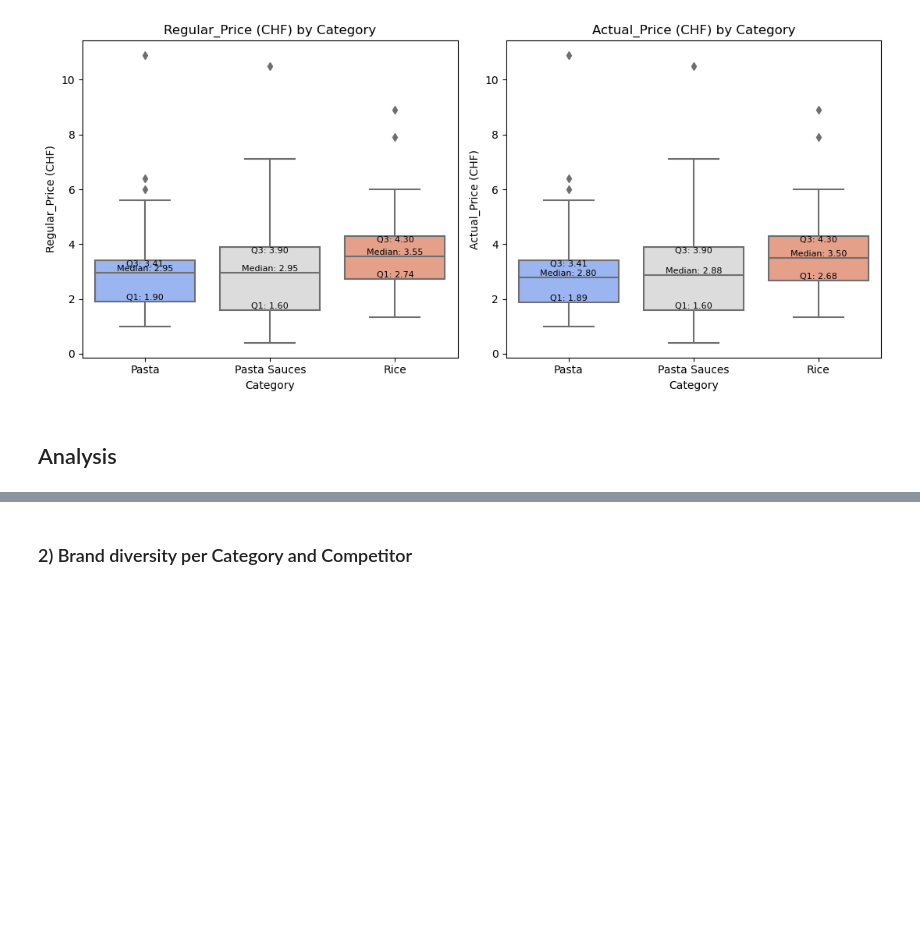
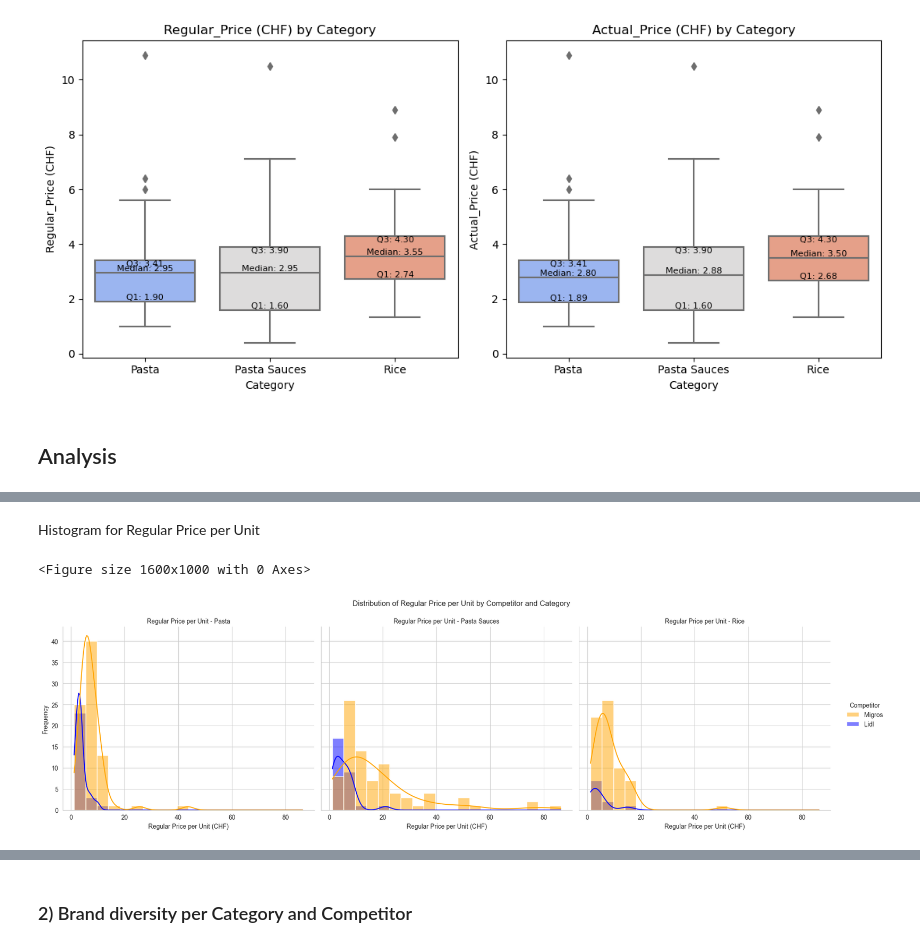
Before and after one commit to martdiazicloud/CIP_AS2024, a Jupyter notebook: Data_Analysis_Group_Work/Data_Analysis_G03.ipynb, the cells around one changed output, grey strips where cells are left out. Cells and saved outputs as stored; diff of their text form; code cells hidden in the pictures; blank space fills up the shorter version.

```diff
--- a/Data_Analysis_Group_Work/Data_Analysis_G03.ipynb
+++ b/Data_Analysis_Group_Work/Data_Analysis_G03.ipynb
@@ -135,0 +237,26 @@ plt.show()
+# %% [markdown]
+Histogram for Regular Price per Unit
+# %%
+# Set the figure size and style
+plt.figure(figsize=(16, 10))
+sns.set_style("whitegrid")
+
+# Histogram - Distribution of Regular Price per Unit by Competitor and Category
+g = sns.displot(
+    data=df,
+    x='Regular_Price/Unit',
+    hue='Competitor',
+    col='Category',
+    bins=20,
+    kde=True,
+    palette={"Migros": "orange", "Lidl": "blue"},
+    height=5,
+    aspect=1.2
+)
+g.set_axis_labels("Regular Price per Unit (CHF)", "Frequency")
+g.set_titles("Regular Price per Unit - {col_name}")
+g.fig.suptitle("Distribution of Regular Price per Unit by Competitor and Category", y=1.05)
+plt.show()
+# %% [output]
+<Figure size 1600x1000 with 0 Axes>
+[figure, added]
```
Also changed, not shown: parts of 28 cells of this notebook.
